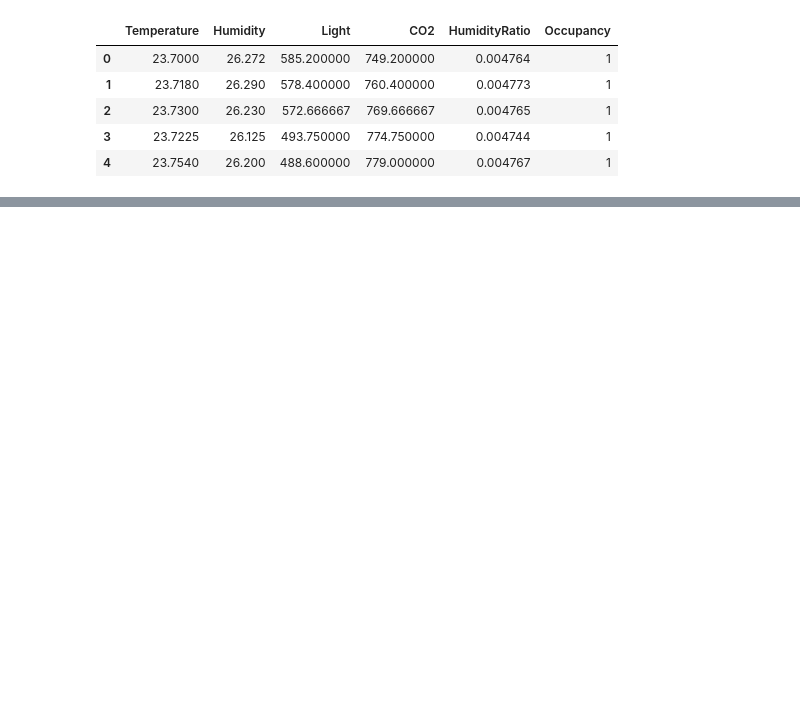
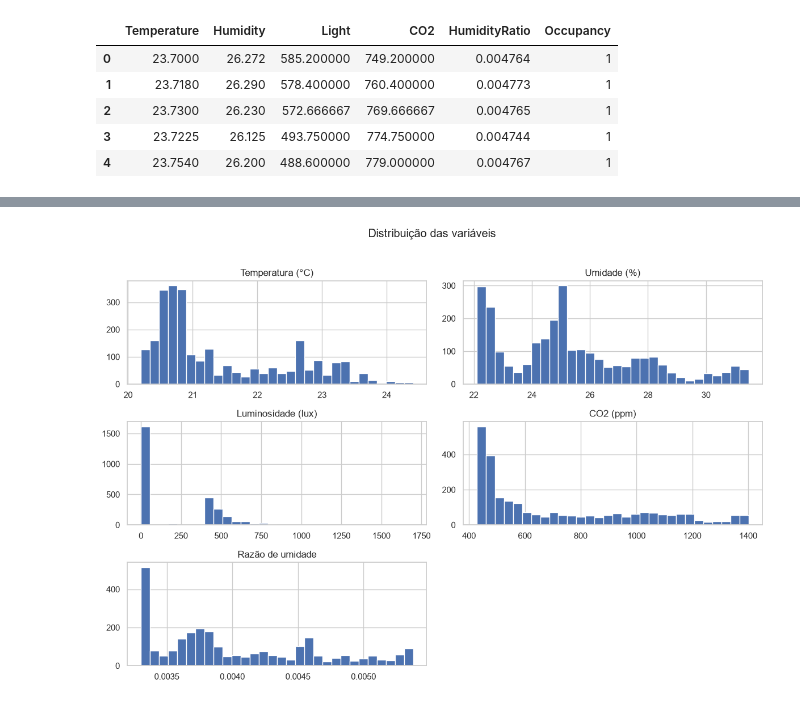
Before and after one commit to EricMarques/ProjetoAvaliativoT1, a Jupyter notebook: notebooks/analise_exploratoria.ipynb, the cells around one changed output, grey strips where cells are left out. Drawn from its saved outputs; the diff is of its cells as text; code cells hidden in the pictures; blank space fills up the shorter version.

```diff
--- a/notebooks/analise_exploratoria.ipynb
+++ b/notebooks/analise_exploratoria.ipynb
@@ -134,0 +140,18 @@ df.head()
+# %%
+nomes = {
+    "Temperature": "Temperatura (°C)",
+    "Humidity": "Umidade (%)",
+    "Light": "Luminosidade (lux)",
+    "CO2": "CO2 (ppm)",
+    "HumidityRatio": "Razão de umidade",
+    "Occupancy": "Ocupação"
+}
+# %%
+colunas = ["Temperature", "Humidity", "Light", "CO2", "HumidityRatio"]
+
+df[colunas].rename(columns=nomes).hist(bins=30, figsize=(12, 8))
+plt.suptitle("Distribuição das variáveis", y=1.02)
+plt.tight_layout()
+plt.show()
+# %% [output]
+[figure, added]
```
Also changed, not shown: parts of 7 cells of this notebook.
